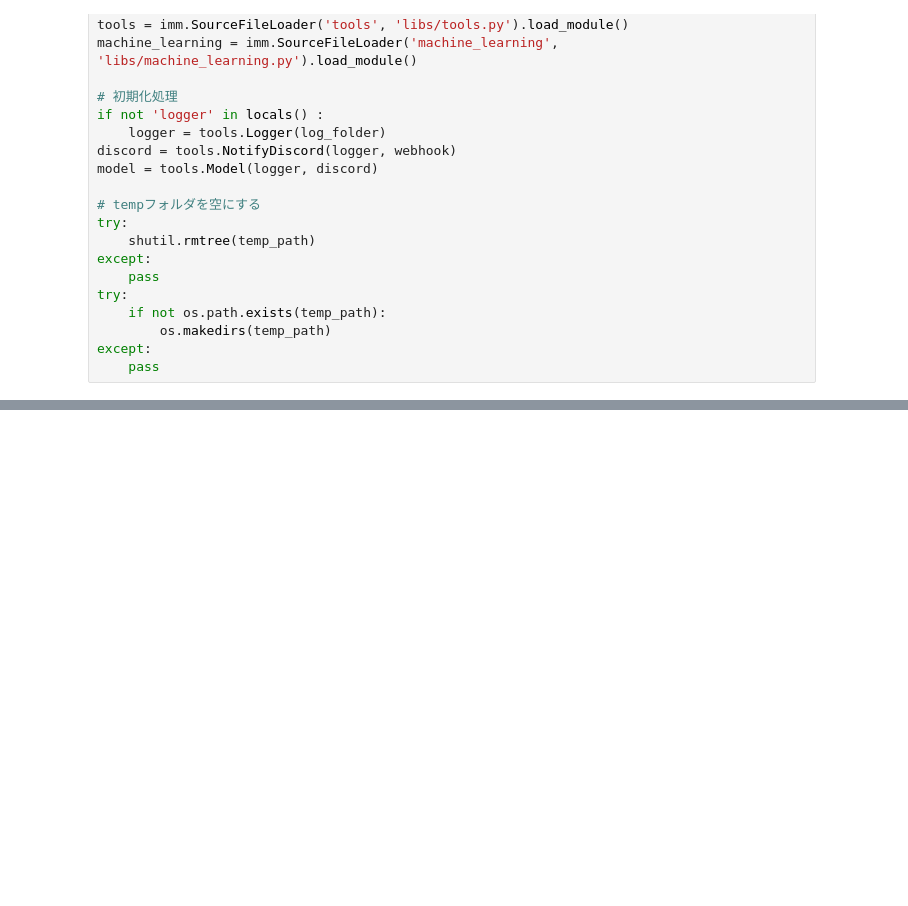
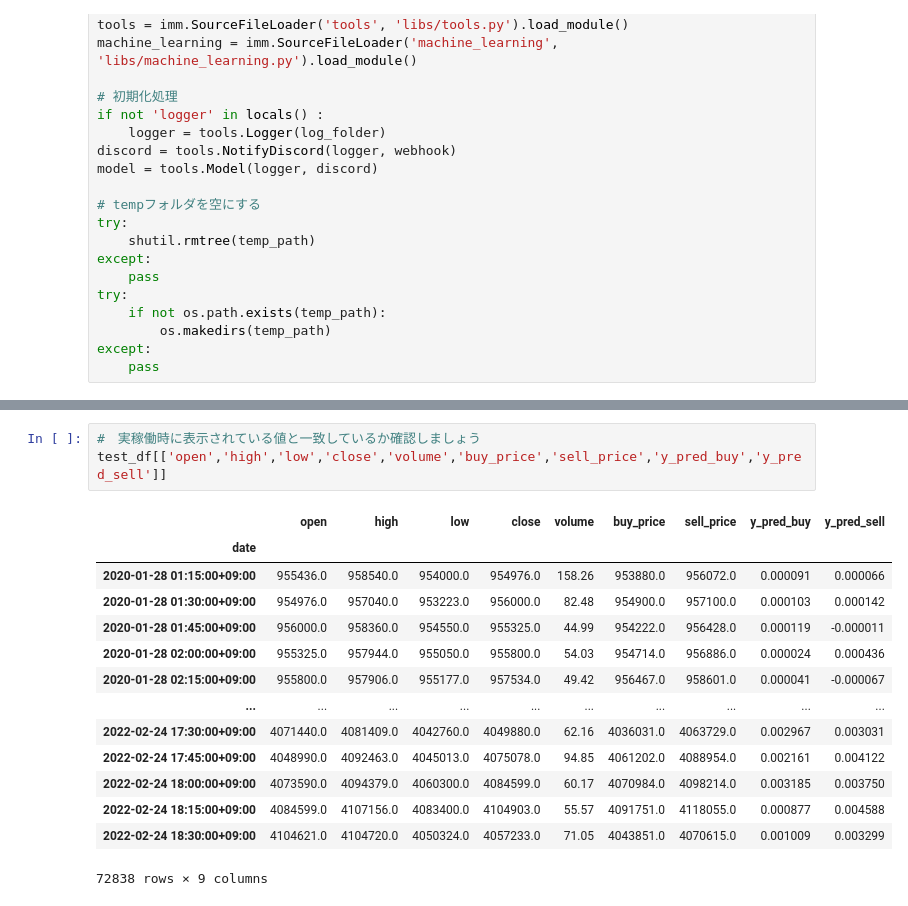
Before and after one commit to kunmosky1/model_generator, a Jupyter notebook: model_gererator.ipynb, the cells around one changed output, grey strips where cells are left out. Cells and saved outputs as stored; diff of their text form; blank space fills up the shorter version.

```diff
--- a/model_gererator.ipynb
+++ b/model_gererator.ipynb
@@ -236,0 +237,18 @@ if calclate_features.endswith(".py") :
+# %%
+#　実稼働時に表示されている値と一致しているか確認しましょう
+test_df[['open','high','low','close','volume','buy_price','sell_price','y_pred_buy','y_pred_sell']]
+# %% [output]
+|  | open | high | low | close | volume | buy_price | sell_price | y_pred_buy | y_pred_sell |
+| date |  |  |  |  |  |  |  |  |  |
+| 2020-01-28 01:15:00+09:00 | 955436.0 | 958540.0 | 954000.0 | 954976.0 | 158.26 | 953880.0 | 956072.0 | 0.000091 | 0.000066 |
+| 2020-01-28 01:30:00+09:00 | 954976.0 | 957040.0 | 953223.0 | 956000.0 | 82.48 | 954900.0 | 957100.0 | 0.000103 | 0.000142 |
+| 2020-01-28 01:45:00+09:00 | 956000.0 | 958360.0 | 954550.0 | 955325.0 | 44.99 | 954222.0 | 956428.0 | 0.000119 | -0.000011 |
+| 2020-01-28 02:00:00+09:00 | 955325.0 | 957944.0 | 955050.0 | 955800.0 | 54.03 | 954714.0 | 956886.0 | 0.000024 | 0.000436 |
+| 2020-01-28 02:15:00+09:00 | 955800.0 | 957906.0 | 955177.0 | 957534.0 | 49.42 | 956467.0 | 958601.0 | 0.000041 | -0.000067 |
+| ... | ... | ... | ... | ... | ... | ... | ... | ... | ... |
+| 2022-02-24 17:30:00+09:00 | 4071440.0 | 4081409.0 | 4042760.0 | 4049880.0 | 62.16 | 4036031.0 | 4063729.0 | 0.002967 | 0.003031 |
+| 2022-02-24 17:45:00+09:00 | 4048990.0 | 4092463.0 | 4045013.0 | 4075078.0 | 94.85 | 4061202.0 | 4088954.0 | 0.002161 | 0.004122 |
+| 2022-02-24 18:00:00+09:00 | 4073590.0 | 4094379.0 | 4060300.0 | 4084599.0 | 60.17 | 4070984.0 | 4098214.0 | 0.003185 | 0.003750 |
+| 2022-02-24 18:15:00+09:00 | 4084599.0 | 4107156.0 | 4083400.0 | 4104903.0 | 55.57 | 4091751.0 | 4118055.0 | 0.000877 | 0.004588 |
+| 2022-02-24 18:30:00+09:00 | 4104621.0 | 4104720.0 | 4050324.0 | 4057233.0 | 71.05 | 4043851.0 | 4070615.0 | 0.001009 | 0.003299 |
+72838 rows × 9 columns
```
Also changed, not shown: parts of 7 cells of this notebook.
